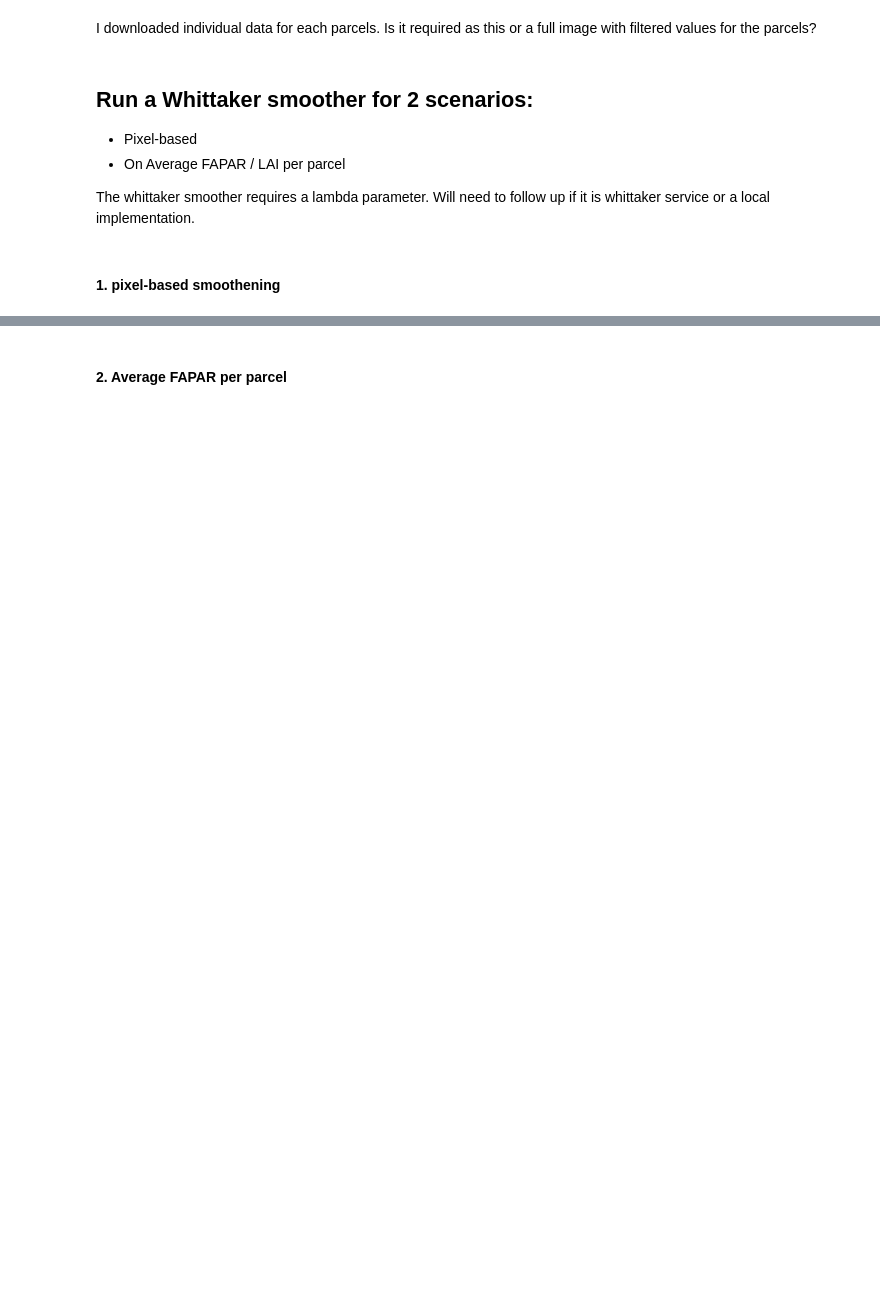
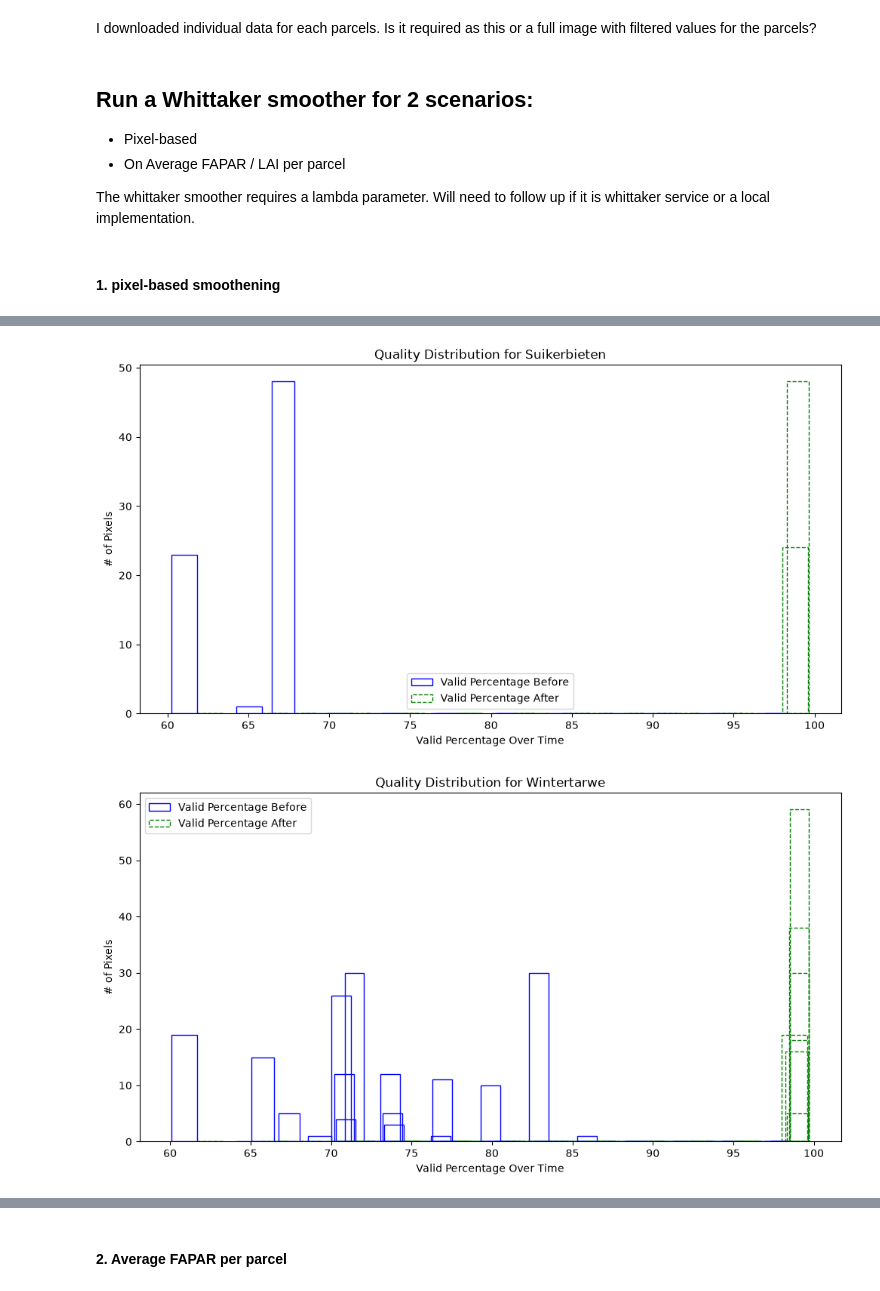
Before and after one commit to VITObelgium/openeo_algorithm_catalog, a Jupyter notebook: general_test/draft_v1.ipynb, the cells around one changed output, grey strips where cells are left out. Saved outputs shown, nothing was run; the diff lists cells and outputs as text; code cells hidden in the pictures; blank space fills up the shorter version.

```diff
--- a/general_test/draft_v1.ipynb
+++ b/general_test/draft_v1.ipynb
@@ -160,0 +263,37 @@ deked_job.start_and_wait()
+# %%
+import xarray as xr
+import matplotlib.pyplot as plt
+
+data_folder = "new_udf/quality_layers"
+subset_data = subset_fields[['AGPAKEY','MAINCROP']]
+
+for crop_type in subset_data['MAINCROP'].unique():
+    crop_subset = subset_data[subset_data['MAINCROP'] == crop_type]
+    #load netcdf data for each crop type
+    fig, ax = plt.subplots(figsize=(12, 6))
+    netcdf_data = {row['AGPAKEY']: f"{data_folder}/openEO_{row['AGPAKEY']}.nc" for index, row in crop_subset.iterrows()}
+    for agpakey, filepath in netcdf_data.items():
+        # Open lazily — does not load the whole file into RAM
+        ds = xr.open_dataset(filepath)
+        ds['valid_before_percentage'] = ds.valid_before / ds.total_before * 100
+        ds['valid_after_percentage'] = ds.valid_after / ds.total_after * 100
+        ds_valid = ds[['valid_before_percentage', 'valid_after_percentage']].where(ds[['valid_before_percentage', 'valid_after_percentage']] >= 0)
+        plot_data = ds_valid[['valid_before_percentage', 'valid_after_percentage']].to_array().values.reshape(2,-1).swapaxes(0,1)
+
+        linestyles = ['-', '--']
+        edgecolors = ['b', 'g']
+        labels = ['Valid Percentage Before', 'Valid Percentage After']
+        ax.hist(plot_data,
+                fill=False, histtype='bar', linestyle=linestyles,
+                edgecolor=edgecolors, label=labels)
+
+        ds.close()
+
+    ax.set_xlabel("Valid Percentage Over Time")
+    ax.set_ylabel("# of Pixels")
+    ax.legend( labels=labels)
+    ax.set_title(f"Quality Distribution for {crop_type}")
+    plt.show()
+# %% [output]
+[figure, added]
+[figure, added]
```
Also changed, not shown: parts of 31 cells of this notebook, 1 other file.
